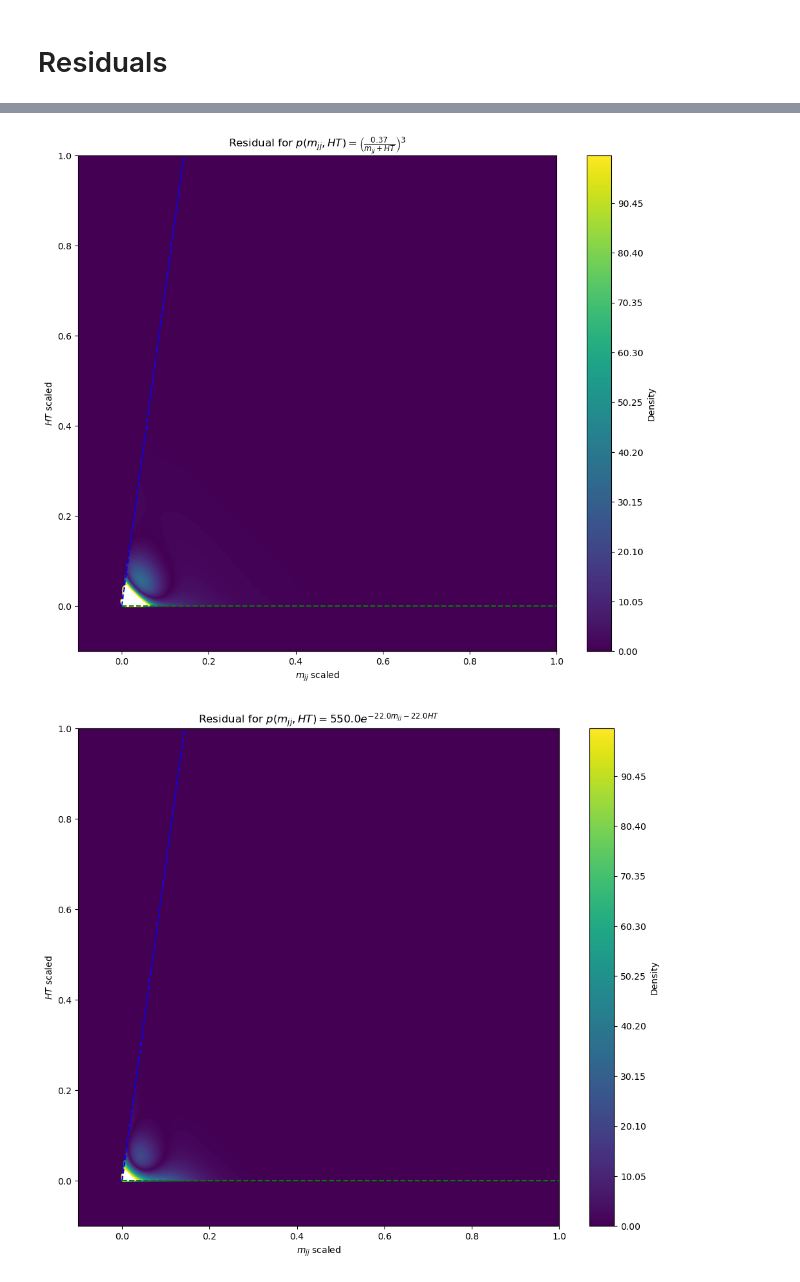
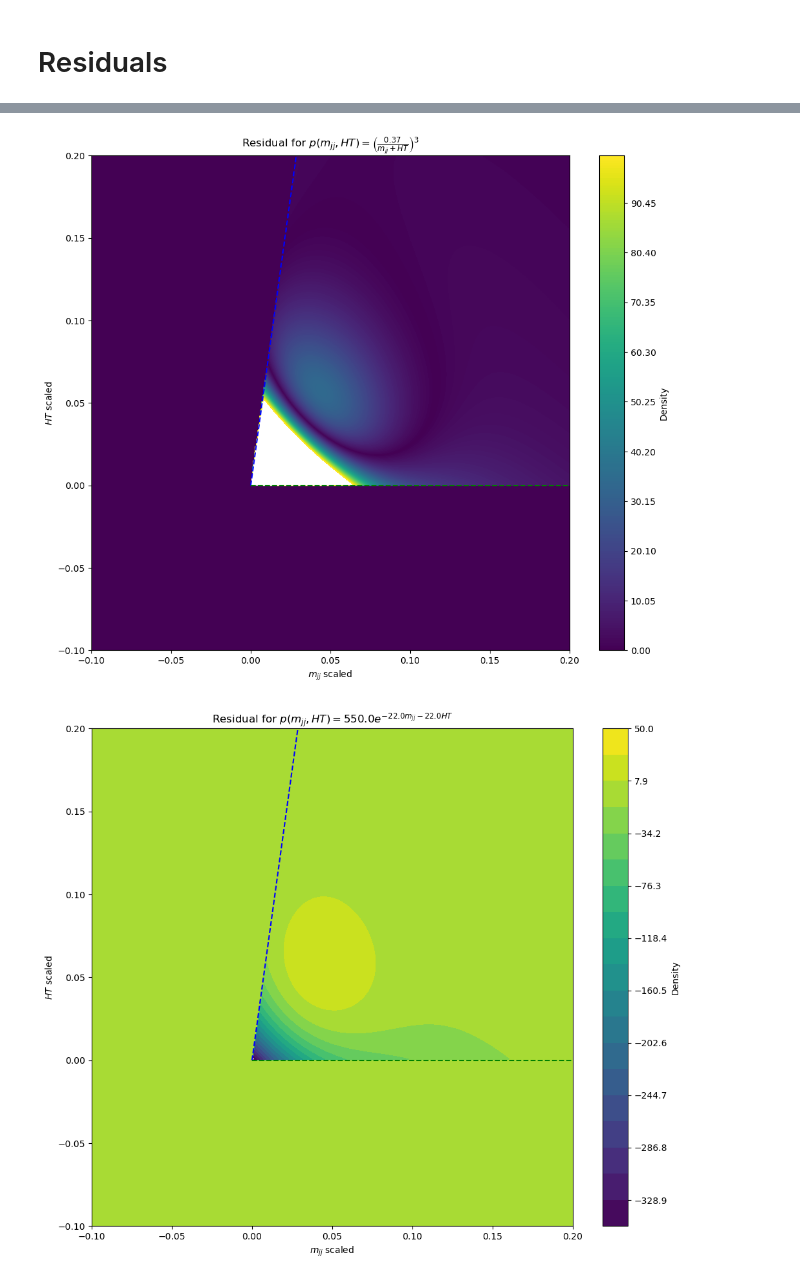
Before and after one commit to Angelo92Git/SymbolicDensityEstimation, a Jupyter notebook: viz_dijet.ipynb, the cells around one changed output, grey strips where cells are left out. Drawn from its saved outputs; the diff is of its cells as text; code cells hidden in the pictures.

Commit message:
data: remove data file and update resolution and range

```diff
--- a/viz_dijet.ipynb
+++ b/viz_dijet.ipynb
@@ -59,10 +58,10 @@ HT = HT.reshape(-1, 1)
 # Fit kernel density estimate on the scaled covariates
 scaled_samples = np.hstack((mjj, HT))
 d = scaled_samples.shape[1]
-jxbins = DataConfig().jxbins
+jxbins = 3500j
 bw_adj_joint = DataConfig().bw_adj_joint
 kernel_type = DataConfig().kernel_type
-slices = [slice(-2, 2, jxbins), slice(-2, 2, jxbins)]
+slices = [slice(-1.1, 1.1, jxbins), slice(-1.1, 1.1, jxbins)]
 grids = np.mgrid[tuple(slices)]
 grid_coords = np.vstack([[grids[i].ravel()] for i in range(d)]).T
 bw = bw_adj_joint * scipy.stats.gaussian_kde(scaled_samples.T).scotts_factor()
@@ -278,26 +277,26 @@ plt.ylabel(r"$HT$ scaled")
 plt.title(r"Residual for $p(m_{jj}, HT) = \left(\frac{0.37}{m_{jj} + HT}\right)^3$")
 plt.plot(xlv, ylv, color='blue', linestyle='--', label='y=x Line')
 plt.plot(xlh, ylh, color='green', linestyle='--', label='y=0 Line')
-plt.xlim(-0.1, 1)
-plt.ylim(-0.1, 1)
+plt.xlim(-0.1, 0.2)
+plt.ylim(-0.1, 0.2)
 plt.show()
 # %% [output]
-[figure, old version]
+[figure, new version]
 # %%
 # 4. Plot the result
 plt.figure(figsize=(12, 10))
-plt.contourf(grids[0], grids[1], np.abs(sum_grid - res_func_complexity_8(grids[0], grids[1], ~mask)), levels=np.linspace(level_min, level_max, 200), cmap="viridis")
+plt.contourf(grids[0], grids[1], sum_grid - res_func_complexity_8(grids[0], grids[1], ~mask), levels=np.linspace(-350, 50, 20), cmap="viridis")
 plt.colorbar(label="Density")
 plt.xlabel(r"$m_{jj}$ scaled")
 plt.ylabel(r"$HT$ scaled")
 plt.title(r"Residual for $p(m_{jj}, HT) = 550.0 e^{- 22.0 m_{jj} - 22.0 HT}$")
 plt.plot(xlv, ylv, color='blue', linestyle='--', label='y=x Line')
 plt.plot(xlh, ylh, color='green', linestyle='--', label='y=0 Line')
-plt.xlim(-0.1, 1)
-plt.ylim(-0.1, 1)
+plt.xlim(-0.1, 0.2)
+plt.ylim(-0.1, 0.2)
 plt.show()
 # %% [output]
-[figure, old version]
+[figure, new version]
 # %%
 # 4. Plot the result
 plt.figure(figsize=(12, 10))
```
Also changed, not shown: parts of 11 cells of this notebook, 4 other files.
